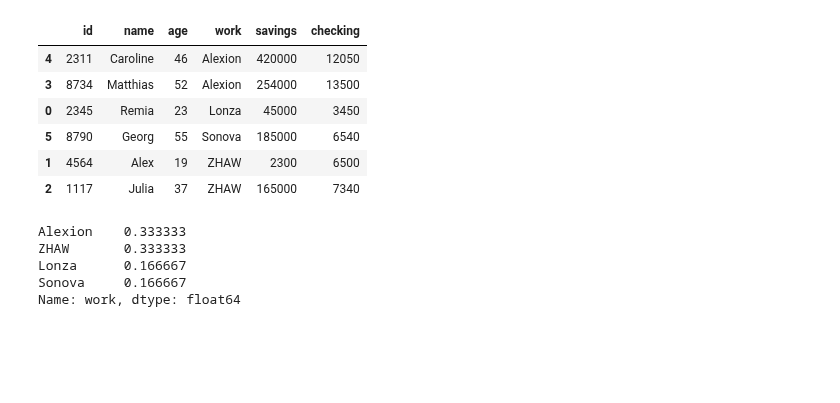
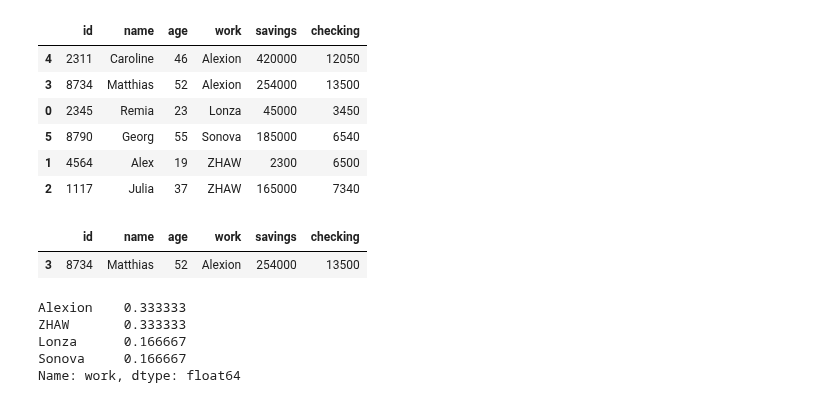
Before and after one commit to otifant/data-analytics-course-zhaw, a Jupyter notebook: lessions/notebook2.1.ipynb, the cells around one changed output. Cells and saved outputs as stored; diff of their text form; code cells hidden in the pictures; blank space fills up the shorter version.

```diff
--- a/lessions/notebook2.1.ipynb
+++ b/lessions/notebook2.1.ipynb
@@ -542,6 +531,11 @@ df
 # %%
 # extract values from 1 column
 # https://pandas.pydata.org/docs/reference/series.html
+df.loc[(df.name == "Alex")]
+df[1:2]
+# %% [output]
+|  | id | name | age | work | savings | checking |
+| 3 | 8734 | Matthias | 52 | Alexion | 254000 | 13500 |
 # %%
 # value_counts()
 df.work.value_counts(normalize=True)
```
Also changed, not shown: parts of 14 cells of this notebook.
